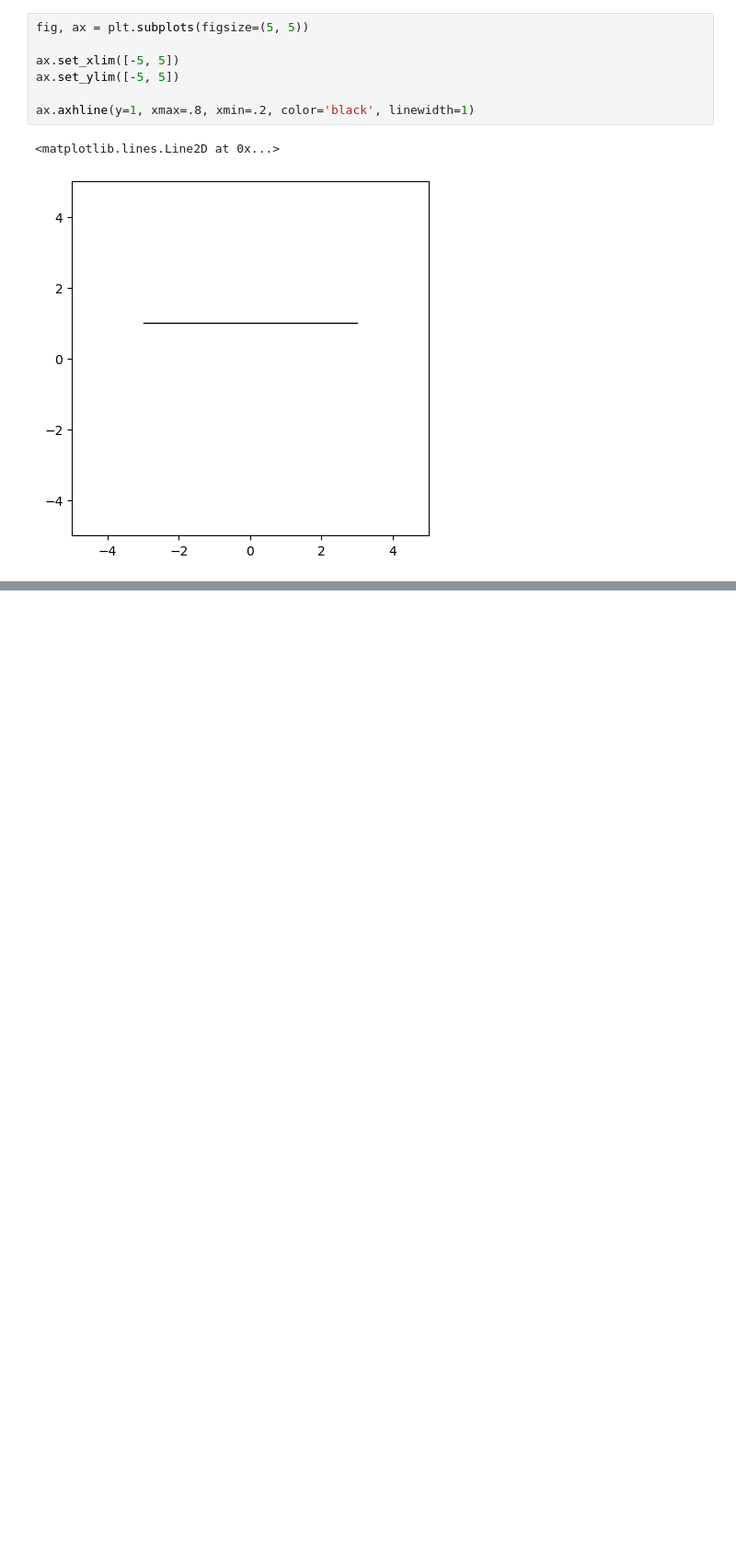
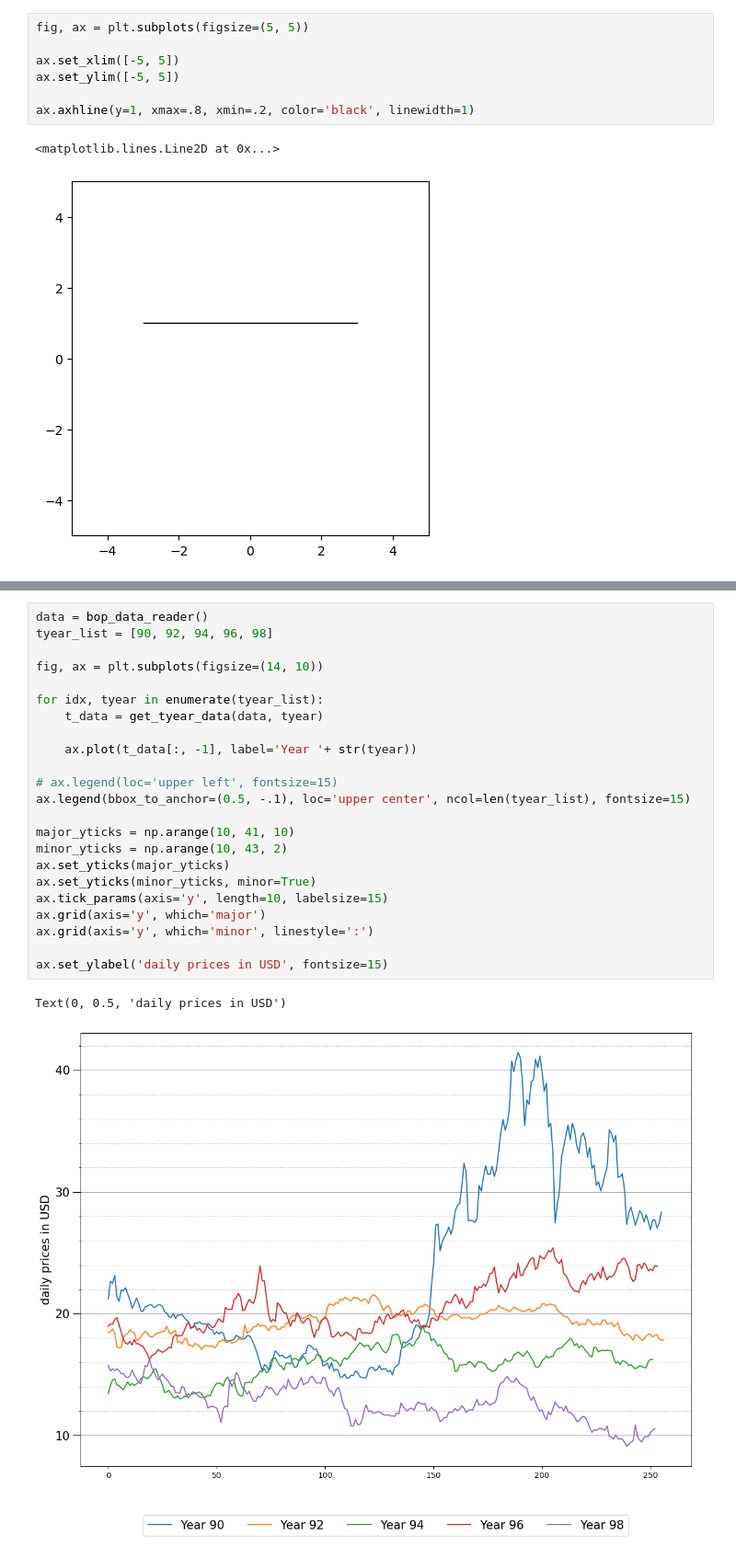
Before and after one commit to scarypillowz/Matplotlib, a Jupyter notebook: graph(1) line plot.ipynb, the cells around one changed output, grey strips where cells are left out. Shown at 92% size. Cells and saved outputs as stored; diff of their text form; blank space fills up the shorter version.

Commit message:
line plot(3) line styles, markers

```diff
--- a/graph(1) line plot.ipynb
+++ b/graph(1) line plot.ipynb
@@ -357,0 +333,26 @@ Text(0, 0.5, 'daily prices in USD')
+# %%
+data = bop_data_reader()
+tyear_list = [90, 92, 94, 96, 98]
+
+fig, ax = plt.subplots(figsize=(14, 10))
+
+for idx, tyear in enumerate(tyear_list):
+    t_data = get_tyear_data(data, tyear)
+
+    ax.plot(t_data[:, -1], label='Year '+ str(tyear))
+
+# ax.legend(loc='upper left', fontsize=15)
+ax.legend(bbox_to_anchor=(0.5, -.1), loc='upper center', ncol=len(tyear_list), fontsize=15)
+
+major_yticks = np.arange(10, 41, 10)
+minor_yticks = np.arange(10, 43, 2)
+ax.set_yticks(major_yticks)
+ax.set_yticks(minor_yticks, minor=True)
+ax.tick_params(axis='y', length=10, labelsize=15)
+ax.grid(axis='y', which='major')
+ax.grid(axis='y', which='minor', linestyle=':')
+
+ax.set_ylabel('daily prices in USD', fontsize=15)
+# %% [output]
+Text(0, 0.5, 'daily prices in USD')
+[figure, added]
```
Also changed, not shown: parts of 20 cells of this notebook.
